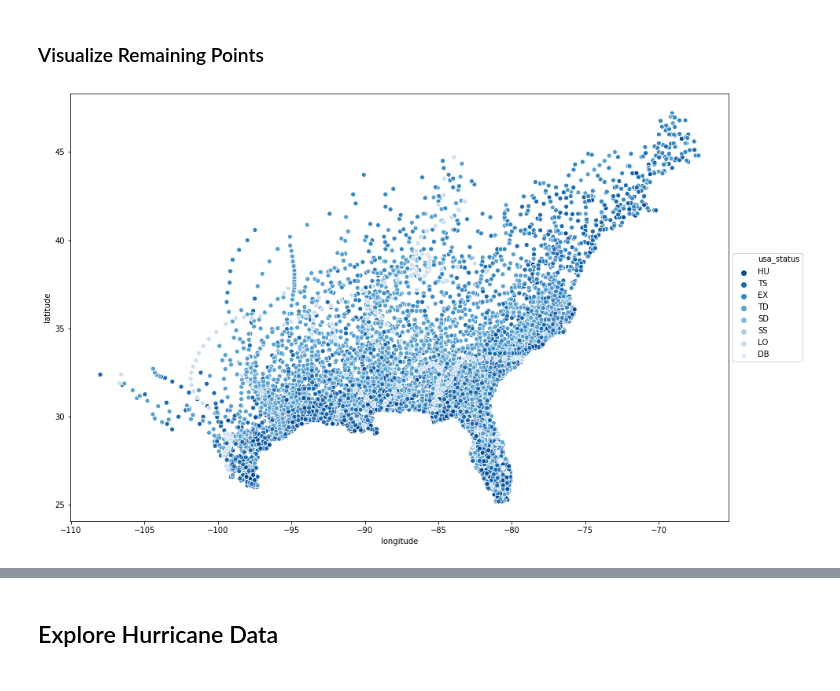
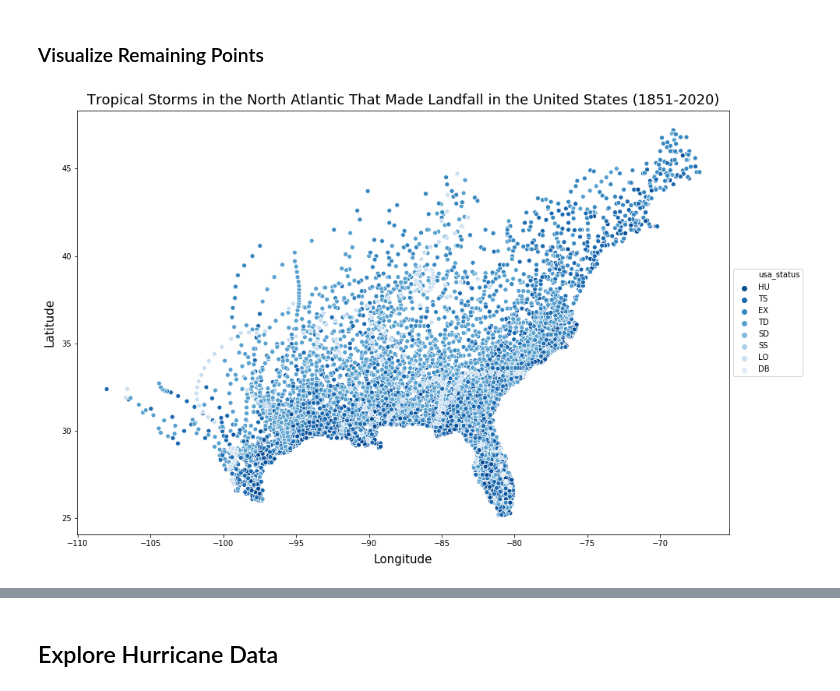
Before and after one commit to jlu90/Mapping-Dual-Risk-Hurricanes-and-COVID, a Jupyter notebook: jocelyn/atlantic_hurricanes_geopandas.ipynb, the cells around one changed output, grey strips where cells are left out. Cells and saved outputs as stored; diff of their text form; code cells hidden in the pictures.

```diff
--- a/jocelyn/atlantic_hurricanes_geopandas.ipynb
+++ b/jocelyn/atlantic_hurricanes_geopandas.ipynb
@@ -137,6 +137,9 @@ geo_df_usa.head()
 # %%
 plt.figure(figsize= (15,10))
 sns.scatterplot(x = 'longitude', y = 'latitude', hue = 'usa_status', data = geo_df_usa, palette = 'Blues_r', legend = 'full')
-plt.legend(loc='center left', bbox_to_anchor=(1.0, 0.5));
+plt.legend(loc='center left', bbox_to_anchor=(1.0, 0.5))
+plt.title('Tropical Storms in the North Atlantic That Made Landfall in the United States (1851-2020)', fontdict = {'fontsize':18}, pad = 8)
+plt.xlabel('Longitude', fontdict = {'fontsize':15}, labelpad = 8 )
+plt.ylabel('Latitude', fontdict = {'fontsize':15}, labelpad = 8);
 # %% [output]
-[figure, old version]
+[figure, new version]
```
Also changed, not shown: parts of 14 cells of this notebook.
